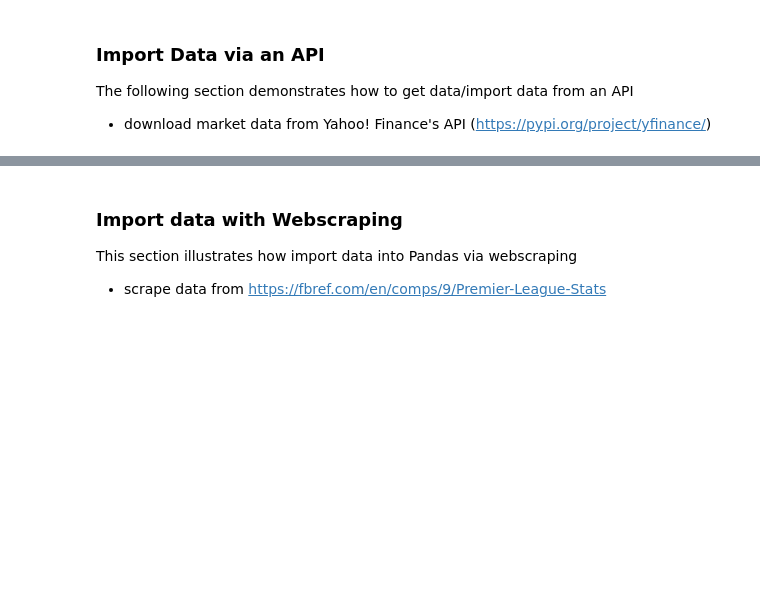
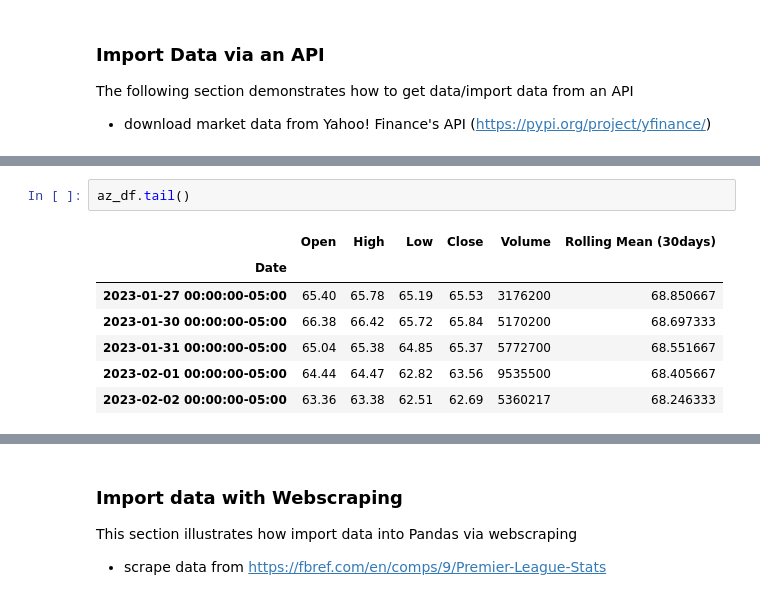
Before and after one commit to shahedkarolia/UCDPA_SKarolia, a Jupyter notebook: UCD_PA_Assignment_Supporting_Notebook.ipynb, the cells around one changed output, grey strips where cells are left out. Cells and saved outputs as stored; diff of their text form; blank space fills up the shorter version.

```diff
--- a/UCD_PA_Assignment_Supporting_Notebook.ipynb
+++ b/UCD_PA_Assignment_Supporting_Notebook.ipynb
@@ -153,0 +193,10 @@ The following section demonstrates how to get data/import data from an API
+# %%
+az_df.tail()
+# %% [output]
+|  | Open | High | Low | Close | Volume | Rolling Mean (30days) |
+| Date |  |  |  |  |  |  |
+| 2023-01-27 00:00:00-05:00 | 65.40 | 65.78 | 65.19 | 65.53 | 3176200 | 68.850667 |
+| 2023-01-30 00:00:00-05:00 | 66.38 | 66.42 | 65.72 | 65.84 | 5170200 | 68.697333 |
+| 2023-01-31 00:00:00-05:00 | 65.04 | 65.38 | 64.85 | 65.37 | 5772700 | 68.551667 |
+| 2023-02-01 00:00:00-05:00 | 64.44 | 64.47 | 62.82 | 63.56 | 9535500 | 68.405667 |
+| 2023-02-02 00:00:00-05:00 | 63.36 | 63.38 | 62.51 | 62.69 | 5360217 | 68.246333 |
```
Also changed, not shown: parts of 6 cells of this notebook.
